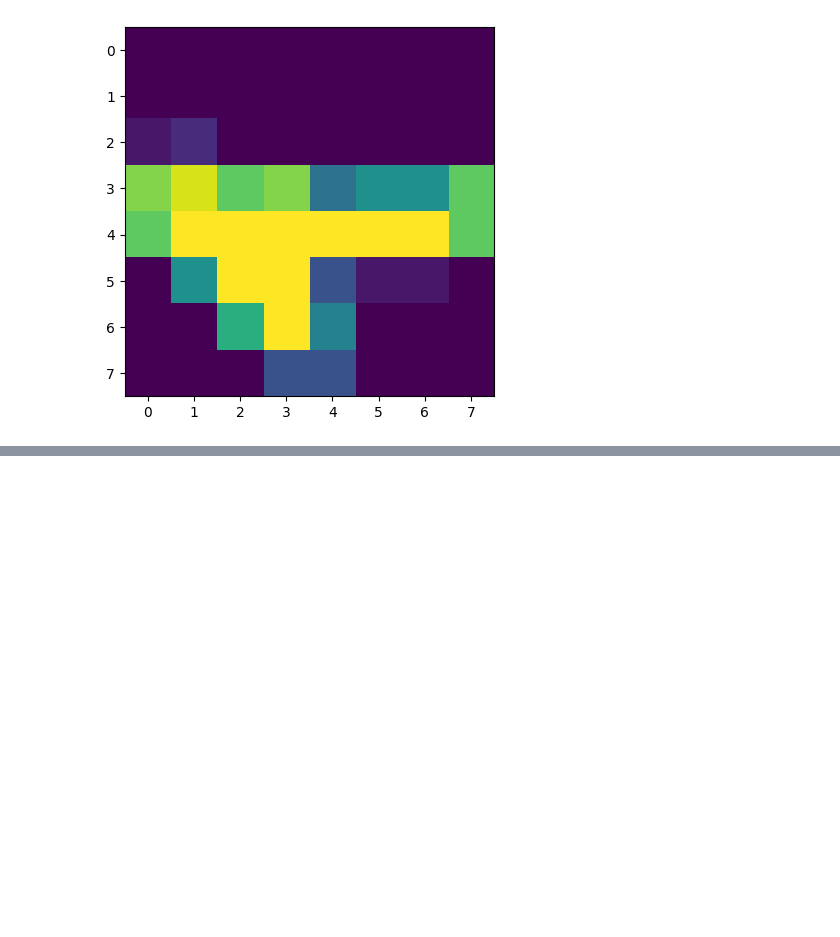
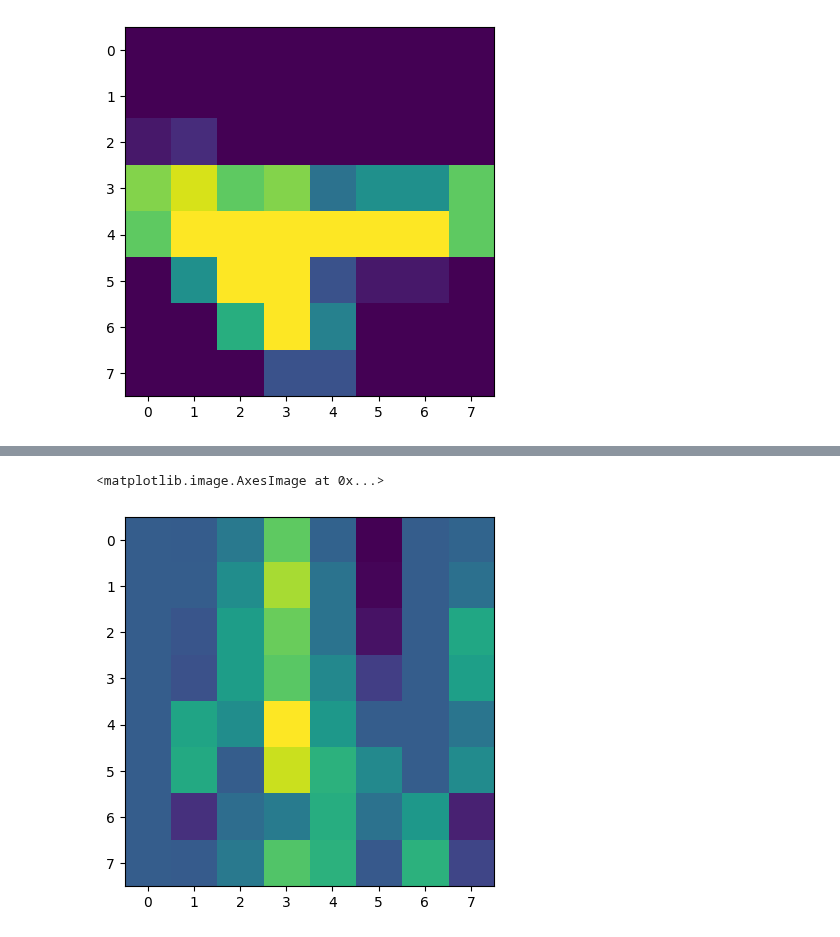
Before and after one commit to tayfununal/PyTorch, a Jupyter notebook: rotate_Load_digit_1.ipynb, the cells around one changed output, grey strips where cells are left out. Cells and saved outputs as stored; diff of their text form; code cells hidden in the pictures; blank space fills up the shorter version.

```diff
--- a/rotate_Load_digit_1.ipynb
+++ b/rotate_Load_digit_1.ipynb
@@ -47,13 +47,25 @@ plt.imshow(X1[0].reshape((8,8)))
 dim = X1.shape[1]
 hidden = 256
 
-model = nn.Sequential(nn.Conv2d(1, 32, 3),
-                      nn.Conv2d(32, 64, 3),
+model = nn.Sequential(nn.Conv2d(1, 32, 2),
+                      nn.Conv2d(32, 32, 2),
+                      nn.Conv2d(32, 32, 2),
                       nn.Flatten(),
-                      nn.Linear(dim//2, hidden), nn.ReLU(),
+                      nn.Linear(160, hidden), nn.ReLU(),
                       nn.Linear(hidden, hidden), nn.ReLU(),
                       nn.Linear(hidden, hidden), nn.ReLU(),
-                      nn.Linear(hidden, dim//2))
+                      nn.Linear(hidden, hidden), nn.ReLU(),
+                      nn.Linear(hidden, 32))
+
+model2 = nn.Sequential(nn.Conv2d(1, 32, 2),
+                      nn.Conv2d(32, 32, 2),
+                      nn.Conv2d(32, 32, 2),
+                      nn.Flatten(),
+                      nn.Linear(160, hidden), nn.ReLU(),
+                      nn.Linear(hidden, hidden), nn.ReLU(),
+                      nn.Linear(hidden, hidden), nn.ReLU(),
+                      nn.Linear(hidden, hidden), nn.ReLU(),
+                      nn.Linear(hidden, 32))
 # %%
 def coupling_layer(x, m, flow, forward=True):
 
@@ -63,7 +75,7 @@ def coupling_layer(x, m, flow, forward=True):
     if forward:
         y_b = x_b - m(x_a)
     else:
-        y_b = x_b + m(x_a)
+        y_b = x_b + m(x_a.reshape(-1,1,4,8))
 
     z = torch.empty(x.shape)
     z[:, ::2] = x_a if flow%2==0 else y_b
@@ -100,5 +118,8 @@ RuntimeError: Expected 3D (unbatched) or 4D (batched) input to conv2d, but got i
 # %%
-x_hat = coupling_layer(torch.from_numpy(X[y==1][15].reshape(1,64)).to(torch.float32), model, flow=2, forward=False)
+x_hat = coupling_layer(torch.from_numpy(X[y==1][55].reshape(1,64)).to(torch.float32), model, flow=2, forward=False)
 plt.imshow(x_hat.detach().numpy().reshape((8,8)))
+# %% [output]
+<matplotlib.image.AxesImage at 0x...>
+[figure, added]
 # %%
 X[y==1][4]
```
Also changed, not shown: parts of 4 cells of this notebook.
